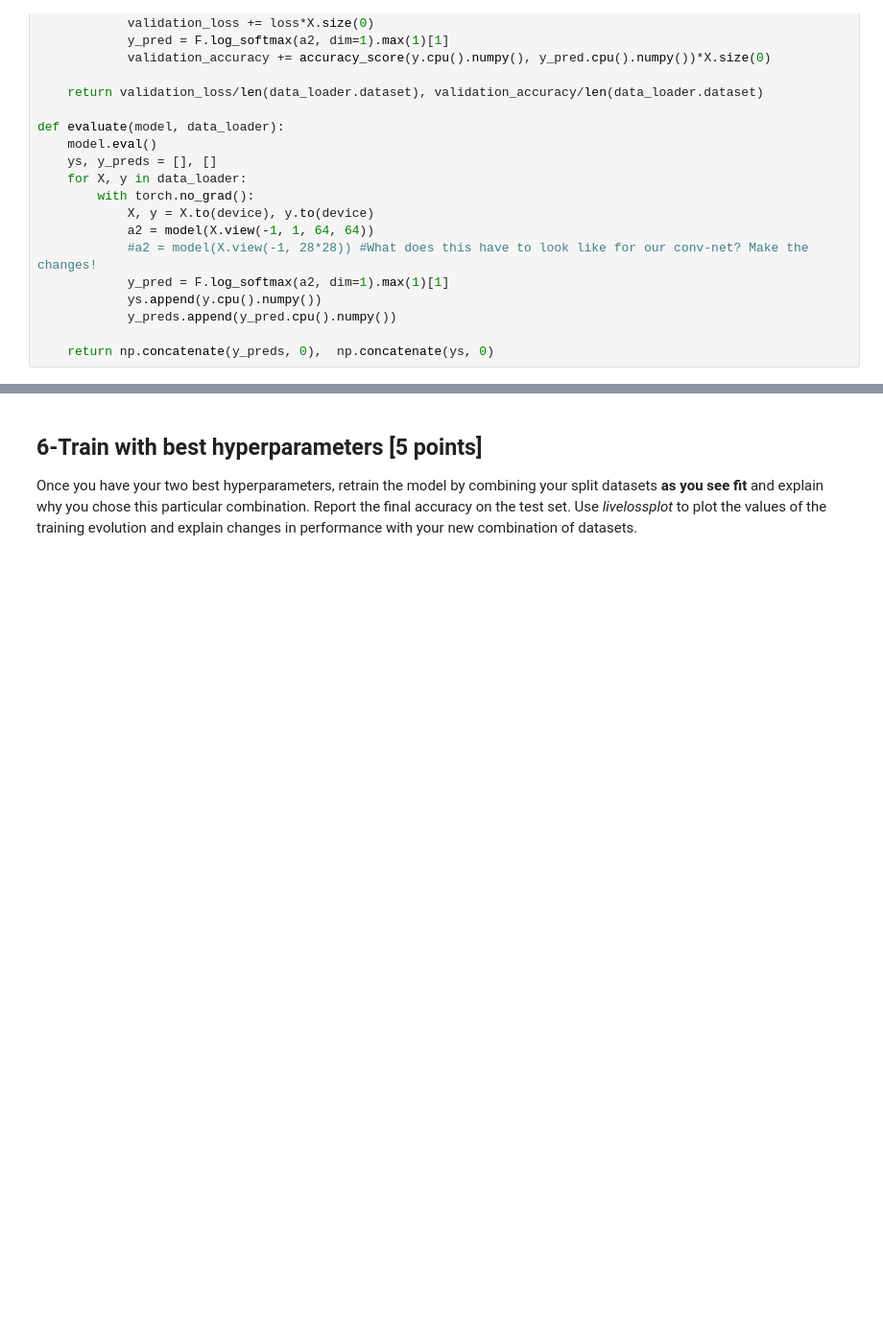
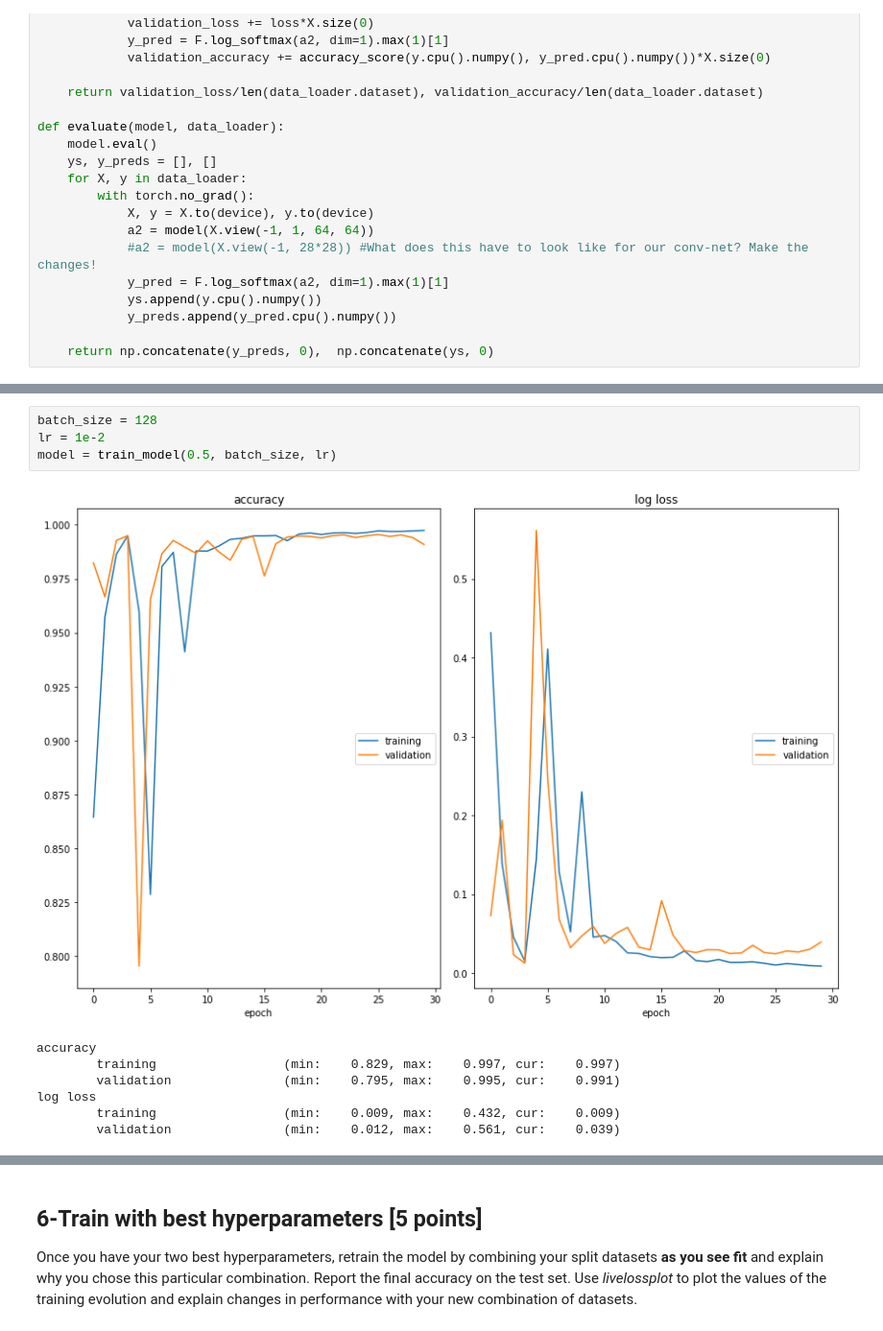
Before and after one commit to acse-sf420/ci_mpm, a Jupyter notebook: “ML_module_coursework_2_ipynb”的副本.ipynb, the cells around one changed output, grey strips where cells are left out. Shown at 96% size. Drawn from its saved outputs; the diff is of its cells as text; blank space fills up the shorter version.

```diff
--- a/“ML_module_coursework_2_ipynb”的副本.ipynb
+++ b/“ML_module_coursework_2_ipynb”的副本.ipynb
@@ -405,0 +403,12 @@ log loss
+# %%
+batch_size = 128
+lr = 1e-2
+model = train_model(0.5, batch_size, lr)
+# %% [output]
+[figure, added]
+accuracy
+        training                 (min:    0.829, max:    0.997, cur:    0.997)
+        validation               (min:    0.795, max:    0.995, cur:    0.991)
+log loss
+        training                 (min:    0.009, max:    0.432, cur:    0.009)
+        validation               (min:    0.012, max:    0.561, cur:    0.039)
```
Also changed, not shown: parts of 27 cells of this notebook.
